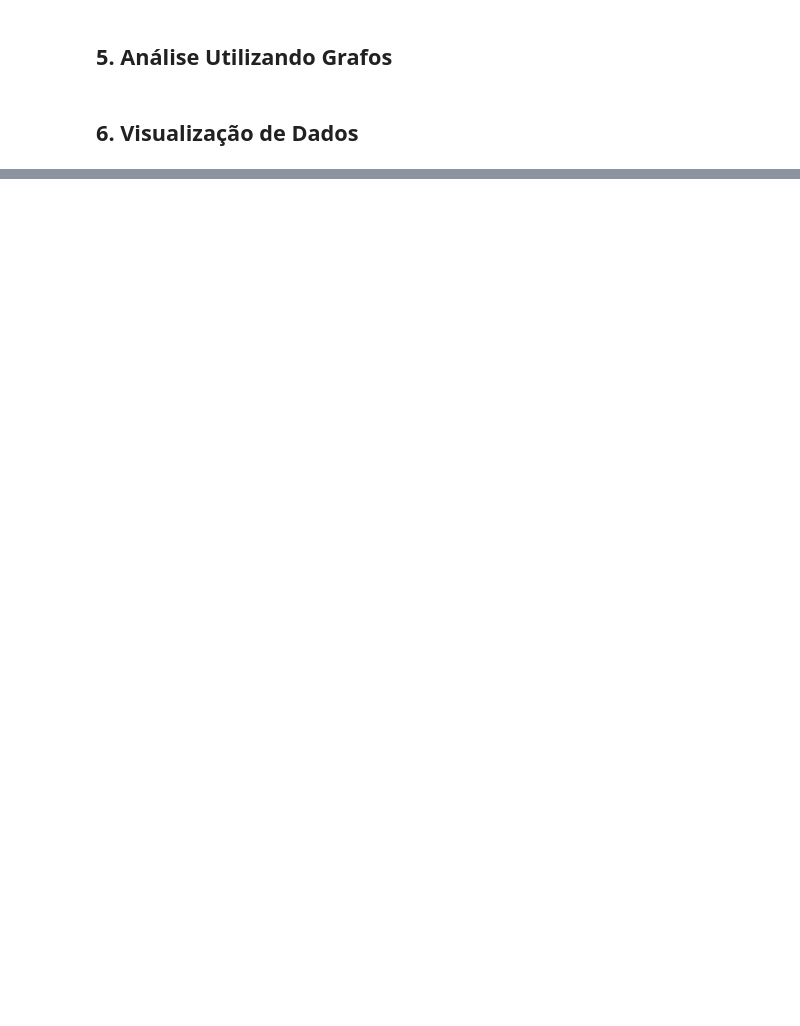
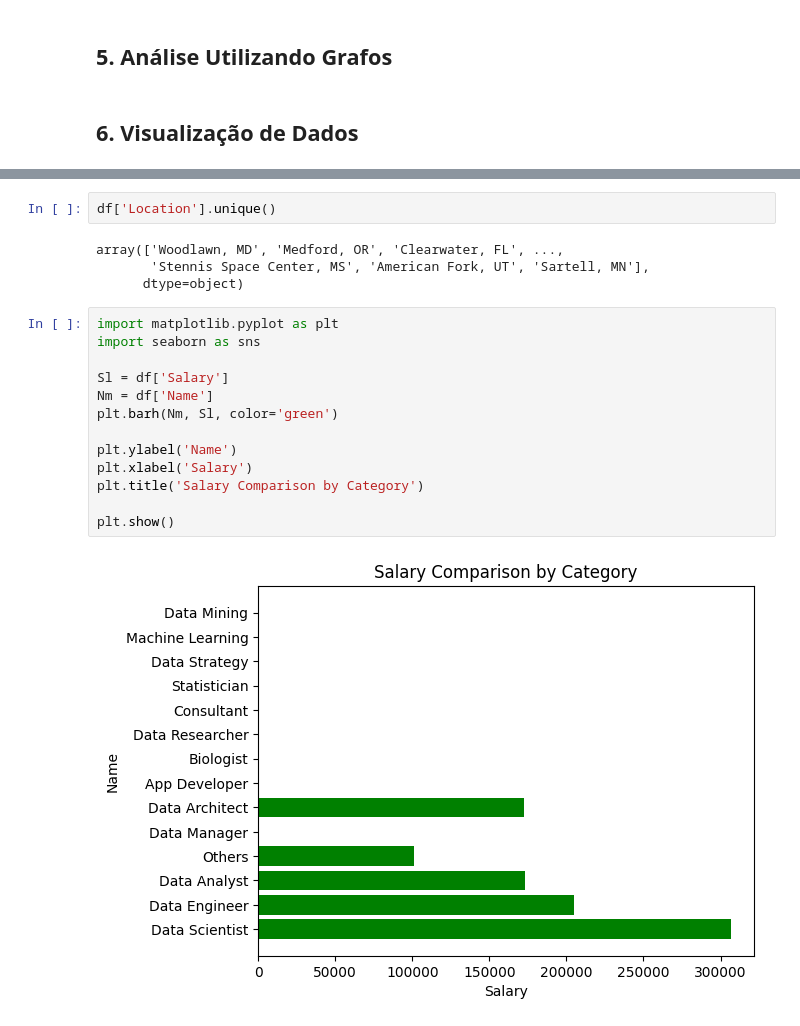
Before and after one commit to tcastb/ED_trabalho, a Jupyter notebook: main.ipynb, the cells around one changed output, grey strips where cells are left out. Drawn from its saved outputs; the diff is of its cells as text; blank space fills up the shorter version.

```diff
--- a/main.ipynb
+++ b/main.ipynb
@@ -606,0 +639,21 @@ Job foun
+# %%
+df['Location'].unique()
+# %% [output]
+array(['Woodlawn, MD', 'Medford, OR', 'Clearwater, FL', ...,
+       'Stennis Space Center, MS', 'American Fork, UT', 'Sartell, MN'],
+      dtype=object)
+# %%
+import matplotlib.pyplot as plt
+import seaborn as sns
+
+Sl = df['Salary']
+Nm = df['Name']
+plt.barh(Nm, Sl, color='green')
+
+plt.ylabel('Name')
+plt.xlabel('Salary')
+plt.title('Salary Comparison by Category')
+
+plt.show()
+# %% [output]
+[figure, added]
```
Also changed, not shown: parts of 11 cells of this notebook.
